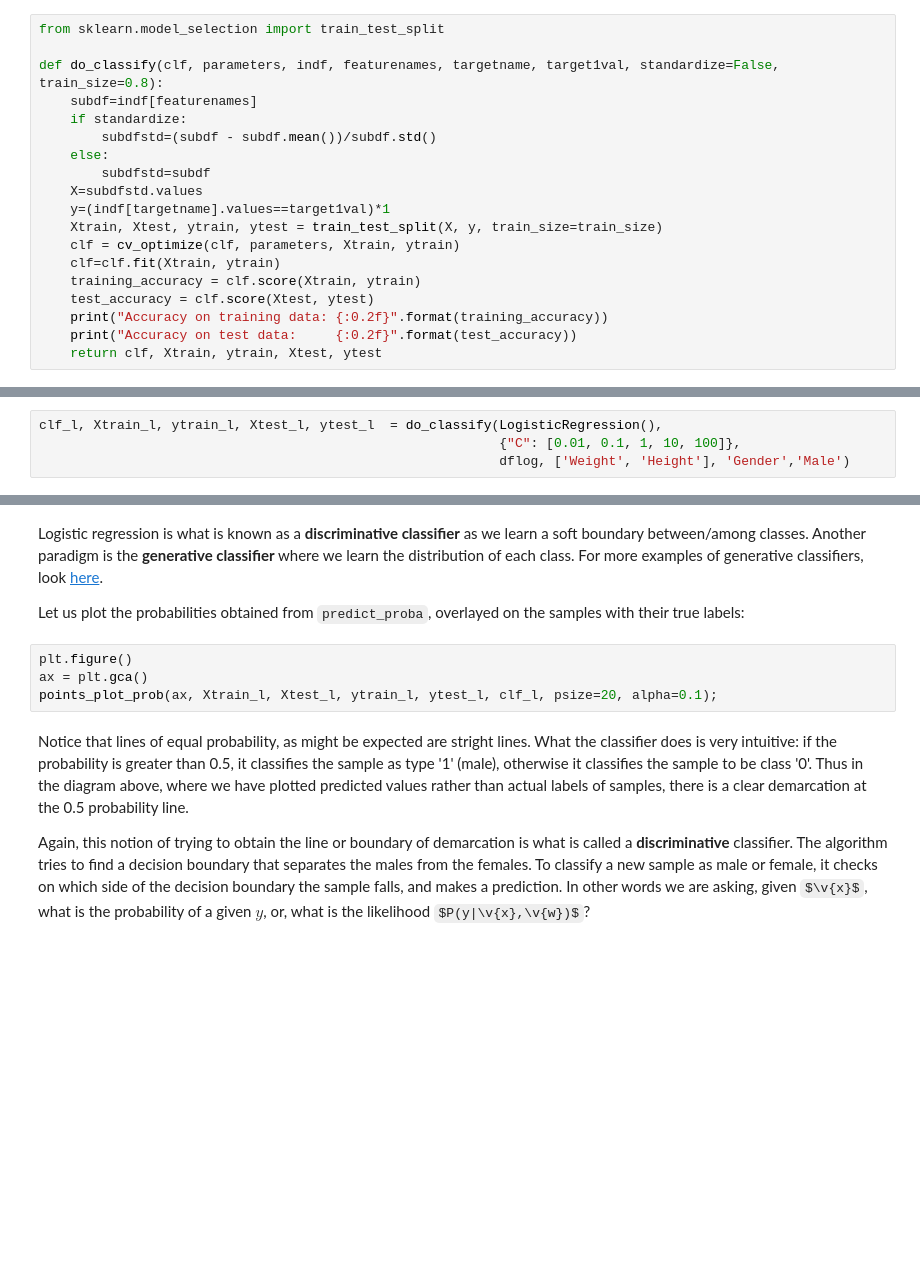
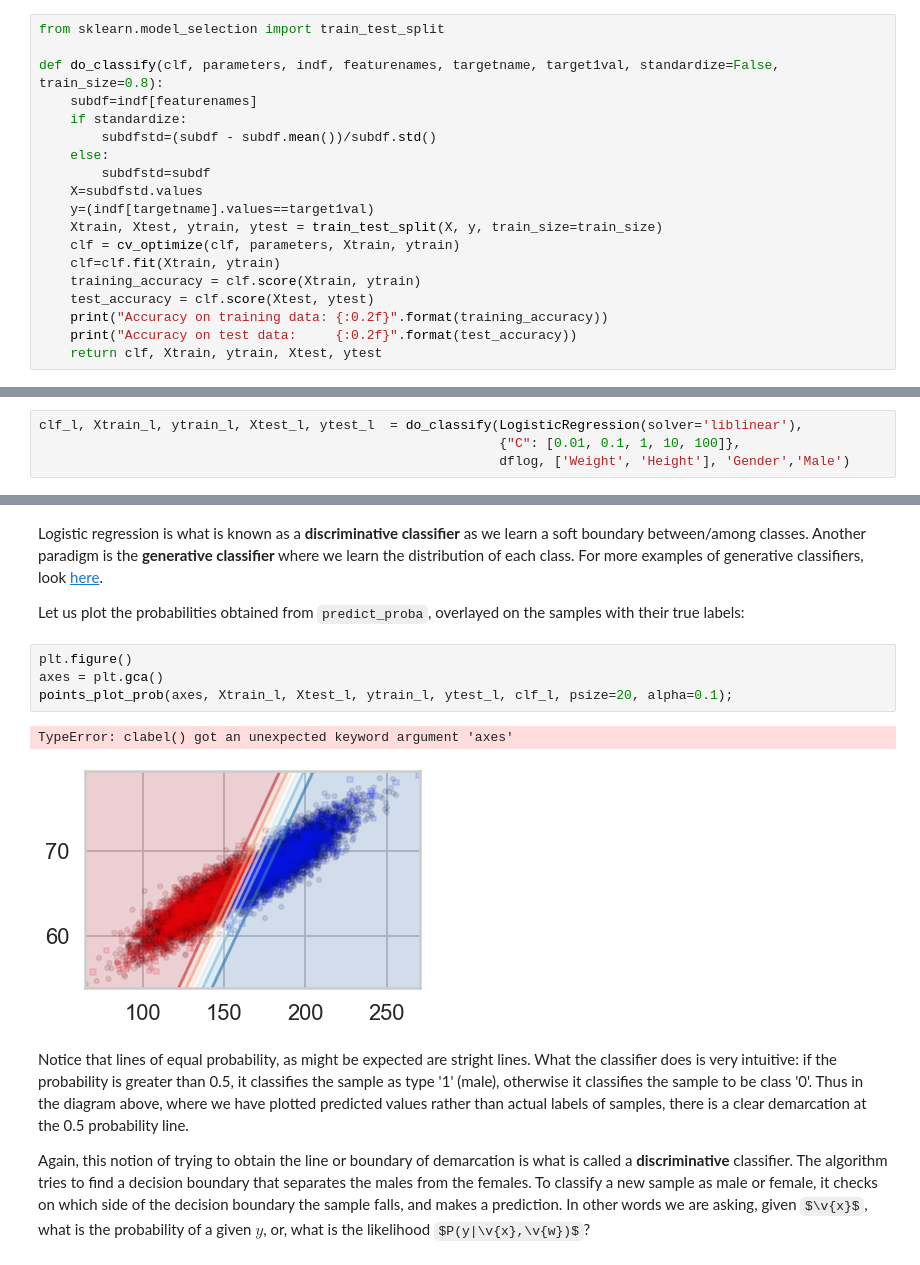
Before and after one commit to sakitox/ASRspringboard, a Jupyter notebook: 10.1 Logistic Reg/Mini_Project_Logistic_Regression.ipynb, the cells around one changed output, grey strips where cells are left out. Drawn from its saved outputs; the diff is of its cells as text; some formulas as TeX source; blank space fills up the shorter version.

```diff
--- a/10.1 Logistic Reg/Mini_Project_Logistic_Regression.ipynb
+++ b/10.1 Logistic Reg/Mini_Project_Logistic_Regression.ipynb
@@ -308,7 +308,7 @@ def do_classify(clf, parameters, indf, featurenames, targetname, target1val, sta
     else:
         subdfstd=subdf
     X=subdfstd.values
-    y=(indf[targetname].values==target1val)*1
+    y=(indf[targetname].values==target1val)
     Xtrain, Xtest, ytrain, ytest = train_test_split(X, y, train_size=train_size)
     clf = cv_optimize(clf, parameters, Xtrain, ytrain)
     clf=clf.fit(Xtrain, ytrain)
@@ -380,4 +389,4 @@ dflog.head()
 # %%
-clf_l, Xtrain_l, ytrain_l, Xtest_l, ytest_l  = do_classify(LogisticRegression(),
+clf_l, Xtrain_l, ytrain_l, Xtest_l, ytest_l  = do_classify(LogisticRegression(solver='liblinear'),
                                                            {"C": [0.01, 0.1, 1, 10, 100]},
                                                            dflog, ['Weight', 'Height'], 'Gender','Male')
@@ -462,8 +485,11 @@ Logistic regression is what is known as a **discriminative classifier** as we le
 Let us plot the probabilities obtained from `predict_proba`, overlayed on the samples with their true labels:
 # %%
 plt.figure()
-ax = plt.gca()
-points_plot_prob(ax, Xtrain_l, Xtest_l, ytrain_l, ytest_l, clf_l, psize=20, alpha=0.1);
+axes = plt.gca()
+points_plot_prob(axes, Xtrain_l, Xtest_l, ytrain_l, ytest_l, clf_l, psize=20, alpha=0.1);
+# %% [output]
+TypeError: clabel() got an unexpected keyword argument 'axes'
+[figure, added]
 # %% [markdown]
 Notice that lines of equal probability, as might be expected are stright lines. What the classifier does is very intuitive: if the probability is greater than 0.5, it classifies the sample as type '1' (male), otherwise it classifies the sample to be class '0'. Thus in the diagram above, where we have plotted predicted values rather than actual labels of samples, there is a clear demarcation at the 0.5 probability line.
 
```
Also changed, not shown: parts of 5 cells of this notebook.
